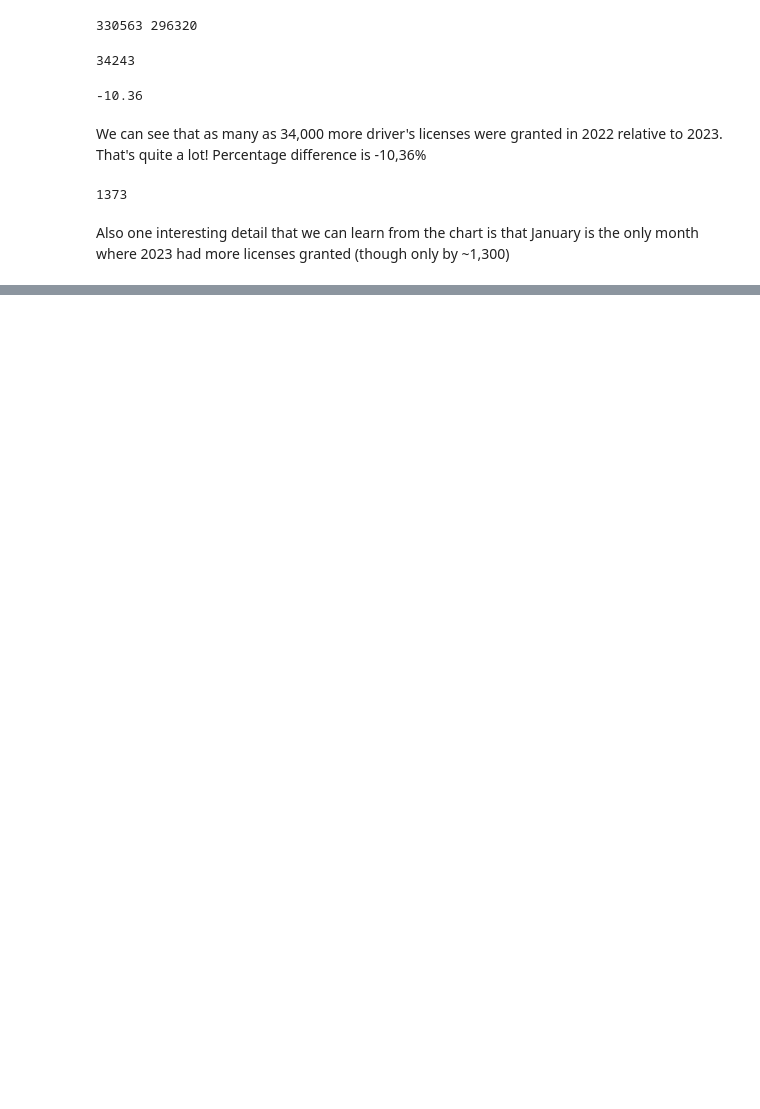
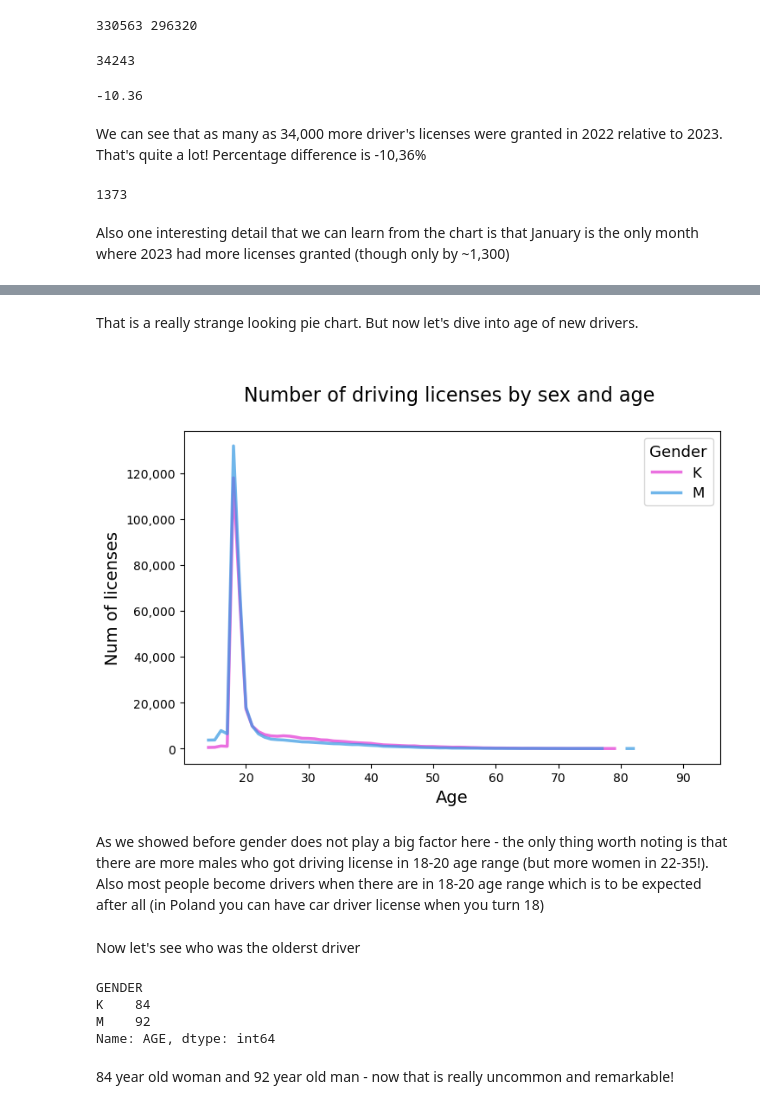
Before and after one commit to izabelakolodziejska/driver_license_analysis, a Jupyter notebook: analysis.ipynb, the cells around one changed output, grey strips where cells are left out. Drawn from its saved outputs; the diff is of its cells as text; code cells hidden in the pictures; blank space fills up the shorter version.

```diff
--- a/analysis.ipynb
+++ b/analysis.ipynb
@@ -147,0 +168,28 @@ Also one interesting detail that we can learn from the chart is that January is
+# %% [markdown]
+That is a really strange looking pie chart. But now let's dive into age of new drivers.
+# %%
+dfp = df.pivot_table(index='AGE',columns='GENDER', values='NUMBER', aggfunc='sum')
+ax = dfp.plot(figsize=(8, 5),  linestyle='-', alpha=0.7, linewidth=2.5, color=['#E234D3', '#3497E2'])
+ax.set_title('\nNumber of driving licenses by sex and age \n', fontsize=16)
+ax.set_xlabel('Age', fontsize=14)
+ax.set_ylabel('Num of licenses', fontsize=14)
+plt.gca().yaxis.set_major_formatter(ticker.FuncFormatter(lambda x, pos: f'{x:,.0f}'))
+
+ax.legend(title='Gender', title_fontsize='13', fontsize='12')
+
+plt.show()
+# %% [output]
+[figure, added]
+# %% [markdown]
+As we showed before gender does not play a big factor here - the only thing worth noting is that there are more males who got driving license in 18-20 age range (but more women in 22-35!). Also most people become drivers when there are in 18-20 age range which is to be expected after all (in Poland you can have car driver license when you turn 18)
+# %% [markdown]
+Now let's see who was the olderst driver
+# %%
+df.groupby(['GENDER'])['AGE'].max()
+# %% [output]
+GENDER
+K    84
+M    92
+Name: AGE, dtype: int64
+# %% [markdown]
+84 year old woman and 92 year old man - now that is really uncommon and remarkable!
```
Also changed, not shown: parts of 5 cells of this notebook.
